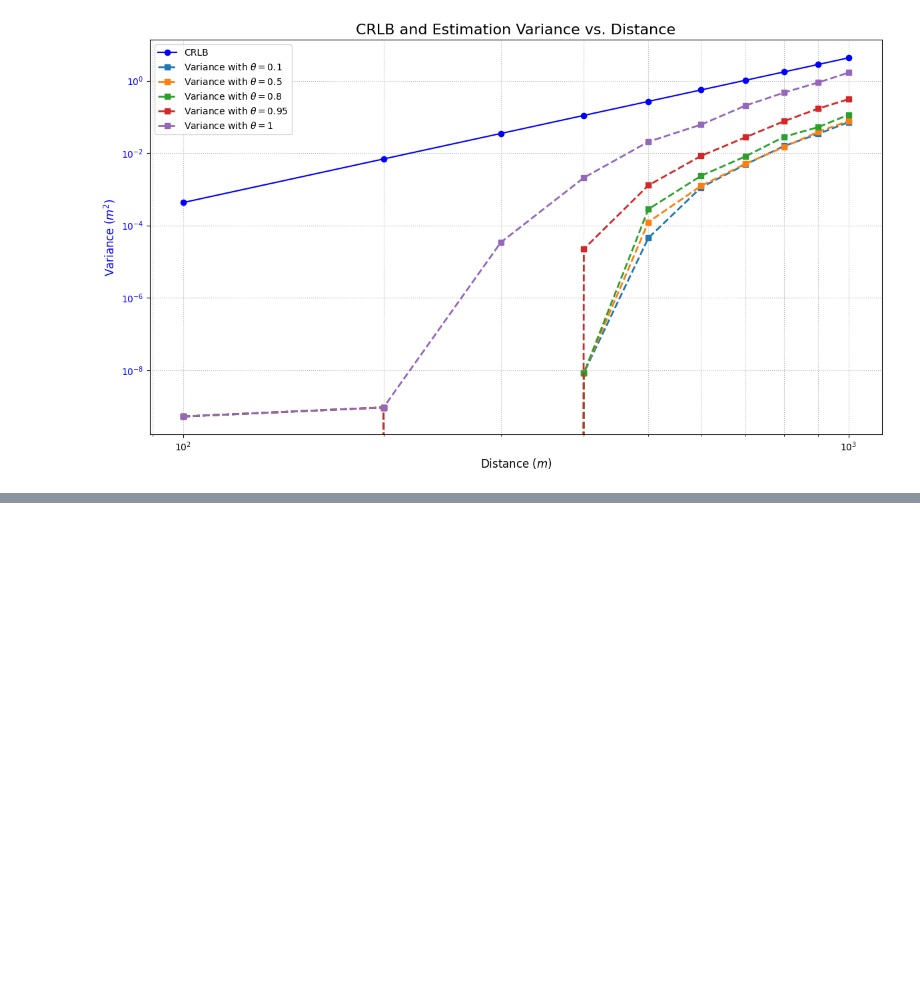
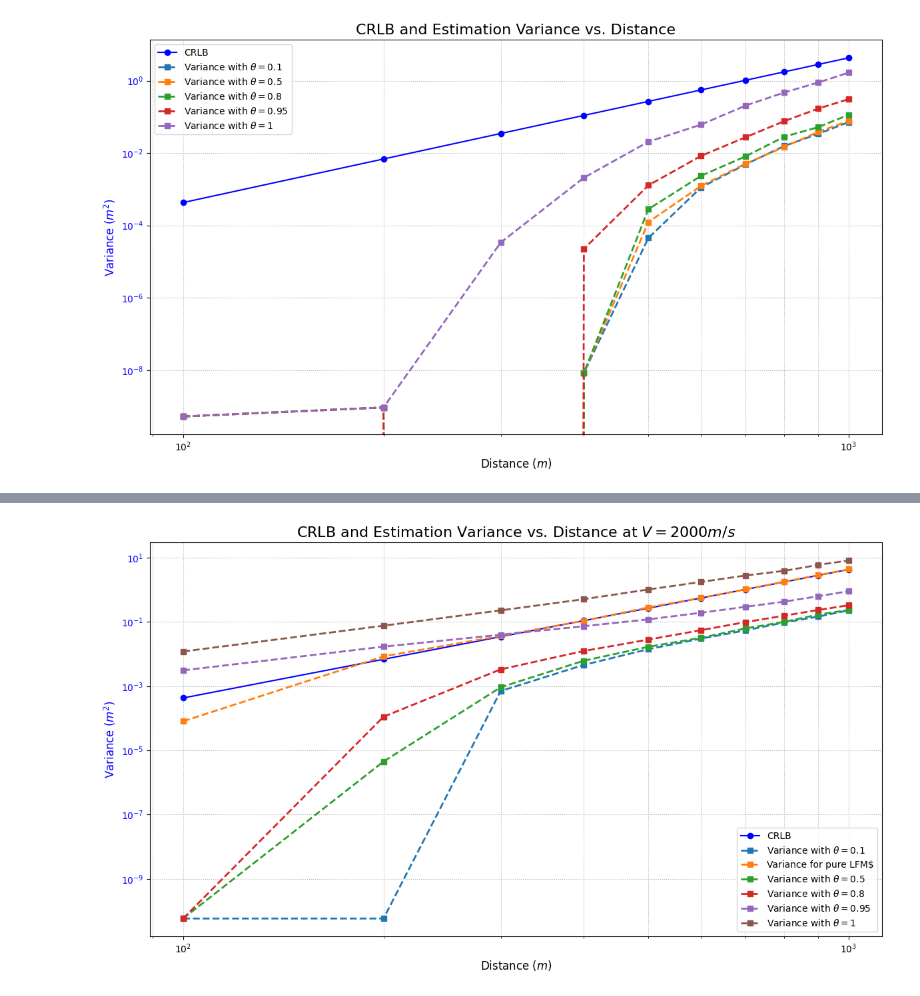
Before and after one commit to alireza06/JSAC_waveform_design, a Jupyter notebook: distance estimation.ipynb, the cells around one changed output, grey strips where cells are left out. Drawn from its saved outputs; the diff is of its cells as text; code cells hidden in the pictures; blank space fills up the shorter version.

Commit message:
Velocity and Distance Estimation Simulations

```diff
--- a/distance estimation.ipynb
+++ b/distance estimation.ipynb
@@ -163,3 +165,102 @@ d_bin_idx = torch.argmin(torch.abs(distances[d_idx] - est_distances[:, d_idx]))
 out_of_bins_len = len(torch.nonzero(est_distances[:, d_idx] != est_distances[d_bin_idx, d_idx]))
 probibility_of_success_detection_of_distance = (1 - out_of_bins_len / MN)*100
 print(probibility_of_success_detection_of_distance)
+# %%
+import numpy as np
+import matplotlib.pyplot as plt
+from pulses import RadarPulseGenerator, CommPulseGenerator
+import torch
+from tqdm import tqdm
+
+device = 'cuda' if torch.cuda.is_available() else 'cpu'
+# device = 'cpu'
+print(device)
+t = torch.linspace(0, 1e-4, int(1e5), device=device)
+dt = t[1] - t[0]
+# Define parameters
+T = 1e-4       # Total duration of radar pulse (1e-4 seconds)
+B = 1e6        # Bandwidth of radar pulse (1 MHz)
+K = 5         # Number of users (OFDMA users)
+L = 100        # Number of bits in radar pulse duration
+Tb = T / L     # Duration of each bit interval
+carrier_freq = 800e6
+
+myCommPulses = CommPulseGenerator(t, Tb, T, device)
+myRadar = RadarPulseGenerator(t, T=T, device=device)
+
+radar_pulse = myRadar.LFM_pulse(B) * np.sqrt(1e4) #normalize power to unity (1Watt)
+
+myData = np.load('results_data.npz')
+# mySignal = myData['truesignal']
+N0 = 10**(-114/10)
+MN = int(5000)
+distances = torch.linspace(100,1000,10)
+velocity = 2000
+fd = 2 * velocity / 3e8 * carrier_freq
+SNRs_db = torch.zeros(len(distances))
+crlb_distances = torch.zeros(len(distances))
+for idx, dis in enumerate(distances):
+    A = myRadar.LOS_pathloss(dis, carrier_freq, 3e8)
+    crlb_distances[idx] = myRadar.LFM_delayCRLB_with_real(B, T, N0, A) * (3e8/2)**2 / 1e4 #devided by 1e4 because power normalized to unity
+    SNRs_db[idx] = 10 * np.log10(A**2 / N0)
+
+
+mySignals = torch.tensor(myData['SynthesizedSignals'])
+var_distances = torch.zeros((len(distances), mySignals.shape[0]))
+est_distances = torch.zeros((MN, len(distances), mySignals.shape[0]))
+for i in range(mySignals.shape[0]):
+    if i in [0, 5, 8, 14, 19]:
+        print(i)
+        signal_power = torch.sum(torch.abs(mySignals[i, :])**2)*dt
+        normolized_mysignal = mySignals[i, :].to(device) / torch.sqrt(signal_power)
+        for idx, dis in enumerate(distances):
+            A = myRadar.LOS_pathloss(dis, carrier_freq, 3e8)
+            for mn in tqdm(range(MN)):
+                _, tau0_hat = myRadar.xcorr_under_doppler(normolized_mysignal, N0, dis, np.sqrt(A), 3e8, fd)
+                est_distances[mn, idx, i] = (tau0_hat) * 3e8 / 2
+            var_distances[idx, i] = torch.var(est_distances[:, idx, i])
+    if i == 1:
+        print(i)
+        signal_power = torch.sum(torch.abs(radar_pulse)**2)*dt
+        normolized_mysignal = radar_pulse / torch.sqrt(signal_power)
+        for idx, dis in enumerate(distances):
+            A = myRadar.LOS_pathloss(dis, carrier_freq, 3e8)
+            for mn in tqdm(range(MN)):
+                _, tau0_hat = myRadar.xcorr_under_doppler(normolized_mysignal, N0, dis, np.sqrt(A), 3e8, fd)
+                est_distances[mn, idx, i] = (tau0_hat) * 3e8 / 2
+            var_distances[idx, i] = torch.var(est_distances[:, idx, i])
+
+# --- Modified Plotting Section ---
+fig, ax1 = plt.subplots(figsize=(12, 7))
+
+# Define your theta values
+theta_values = [0.1,0.2,0.3,0.4,0.45,0.5,0.6,0.7,0.8,0.9,0.91,0.92,0.93,0.94,0.95,0.96,0.97,0.98,0.99,1]
+
+# Plotting on the primary (left) y-axis
+ax1.set_title(fr'CRLB and Estimation Variance vs. Distance at $V={velocity}m/s$', fontsize=16)
+ax1.set_xlabel(r'Distance ($m$)', fontsize=12)
+ax1.set_ylabel(r'Variance ($m^2$)', fontsize=12, color='b')
+
+# Plot the main CRLB line
+ax1.loglog(distances, crlb_distances.numpy(), label='CRLB', marker='o', color='blue')
+
+# Loop through and plot each variance line with a specific label
+for i in range(var_distances.shape[1]):
+    if var_distances[-1, i] != 0:
+        # Create a label string for the current theta value
+        if i!=1:
+            line_label = fr'Variance with $\theta = {theta_values[i]}$'
+        else:
+            line_label = fr'Variance for pure LFM'
+
+        ax1.loglog(distances, var_distances[:, i].numpy(), label=line_label, marker='s', linestyle='--', linewidth=2, markersize=6)
+
+ax1.tick_params(axis='y', labelcolor='b')
+ax1.grid(which='both', linestyle=':')
+
+# Add the legend to the plot
+ax1.legend()
+
+fig.tight_layout()
+plt.savefig("crlb_vs_distance.pdf", bbox_inches='tight')
+# %% [output]
@@ -165,0 +274 @@ print(probibility_of_success_detection_of_distance)
+[figure, added]
```
Also changed, not shown: parts of 3 cells of this notebook, 1 other file.
